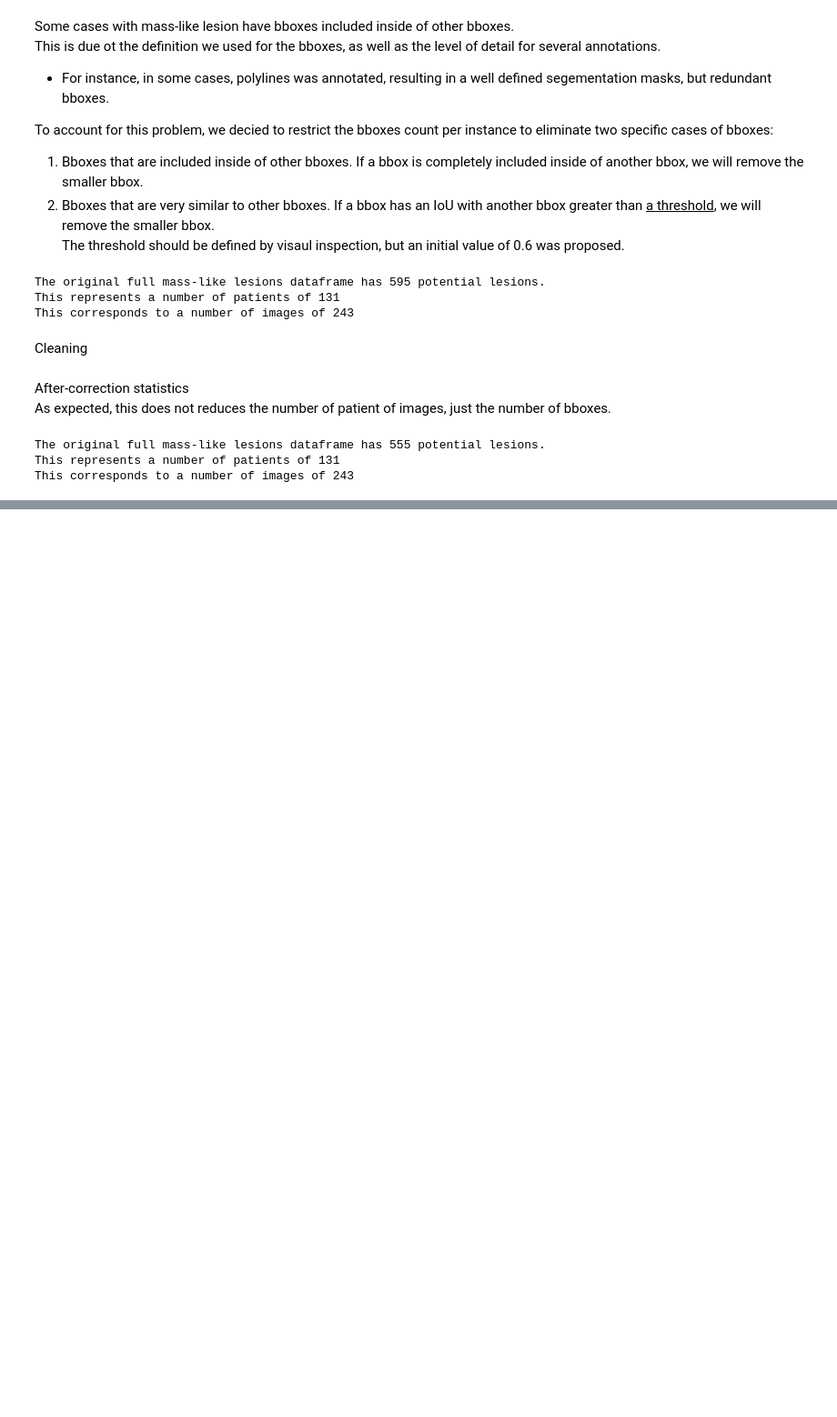
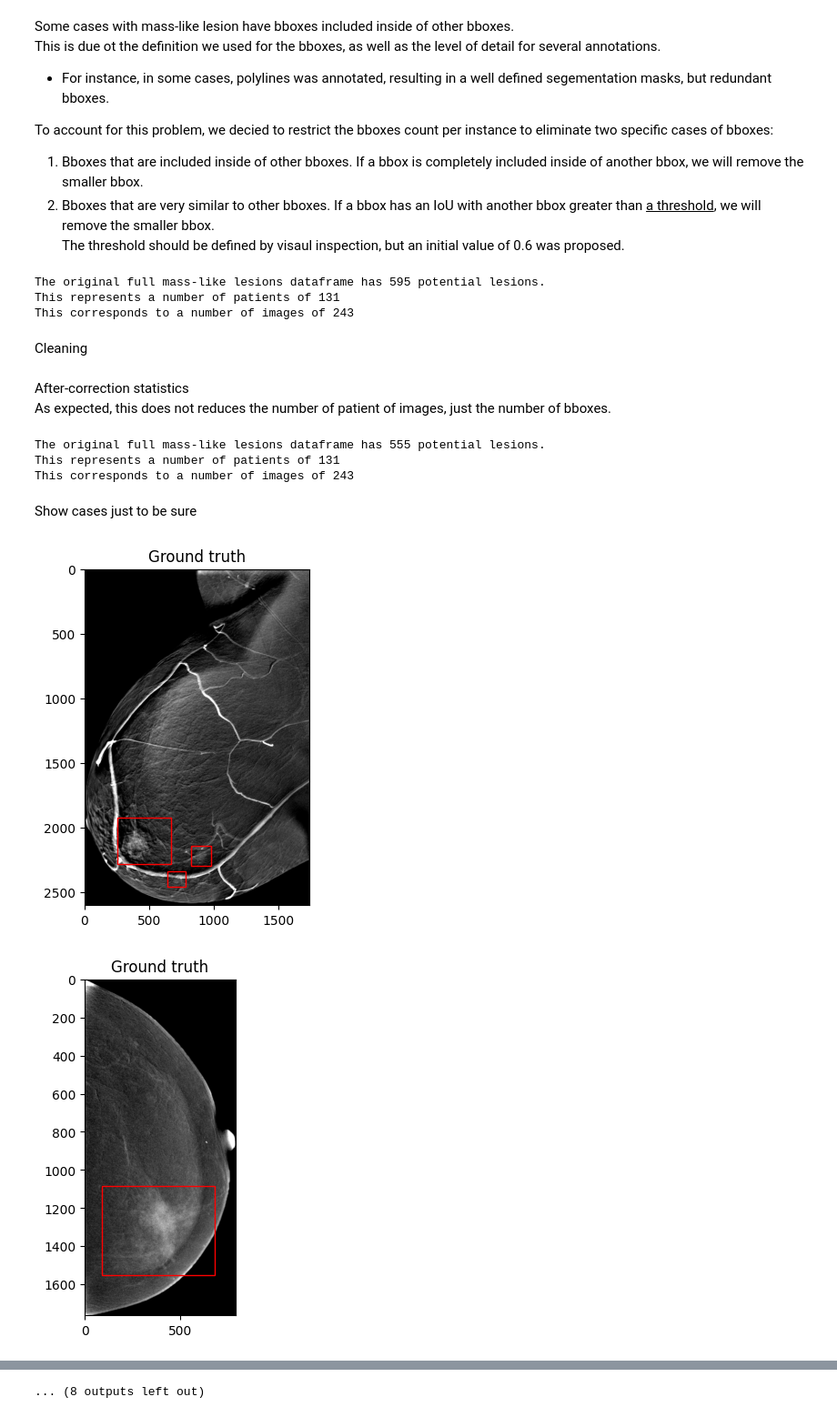
Before and after one commit to Likalto4/CEM-Detect, a Jupyter notebook: detection/preprocessing/cleaning_gt.ipynb, the cells around one changed output, grey strips where cells are left out. Shown at 91% size. Drawn from its saved outputs; the diff is of its cells as text; code cells hidden in the pictures; blank space fills up the shorter version.

```diff
--- a/detection/preprocessing/cleaning_gt.ipynb
+++ b/detection/preprocessing/cleaning_gt.ipynb
@@ -127,3 +130,30 @@ print(f'This corresponds to a number of images of {new_bboxes_df["image_name"].n
 The original full mass-like lesions dataframe has 555 potential lesions.
 This represents a number of patients of 131
 This corresponds to a number of images of 243
+# %% [markdown]
+Show cases just to be sure
+# %%
+im_dir = repo_path / 'data/CDD-CESM/images/substracted'
+bbox_dataframe = pd.read_csv(repo_path / 'data/CDD-CESM/metadata/bboxes/bbox_CESM_corrected.csv')
+
+for im_name in bbox_dataframe['image_name'].unique()[10:30]:
+
+    im_bboxes = bbox_dataframe[bbox_dataframe['image_name']==im_name]
+    # get all regions bboxes and transform
+    bboxes_info = [eval(bbox) for bbox in im_bboxes['bbox']]
+    gt_bboxes = [[bbox[0], bbox[1], bbox[0]+bbox[2], bbox[1]+bbox[3]] for bbox in bboxes_info]
+
+    # read image
+    im_path = im_dir / f'{im_name}.jpg'
+    im_array = cv.imread(str(im_path))
+
+    # show all bounding boxes on the image
+    fig,ax = plt.subplots(1, 1)
+    ax.imshow(im_array)
+    ax.set_title('Ground truth')
+    for bbox in gt_bboxes:
+        rect = patches.Rectangle((bbox[0],bbox[1]),bbox[2]-bbox[0],bbox[3]-bbox[1],linewidth=1,edgecolor='r',facecolor='none')
+        ax.add_patch(rect)
+# %% [output]
+[figure, added]
+[figure, added]
@@ -129,0 +170 @@ This corresponds to a number of images of 243
+... (8 outputs left out)
```
Also changed, not shown: parts of 2 cells of this notebook.
